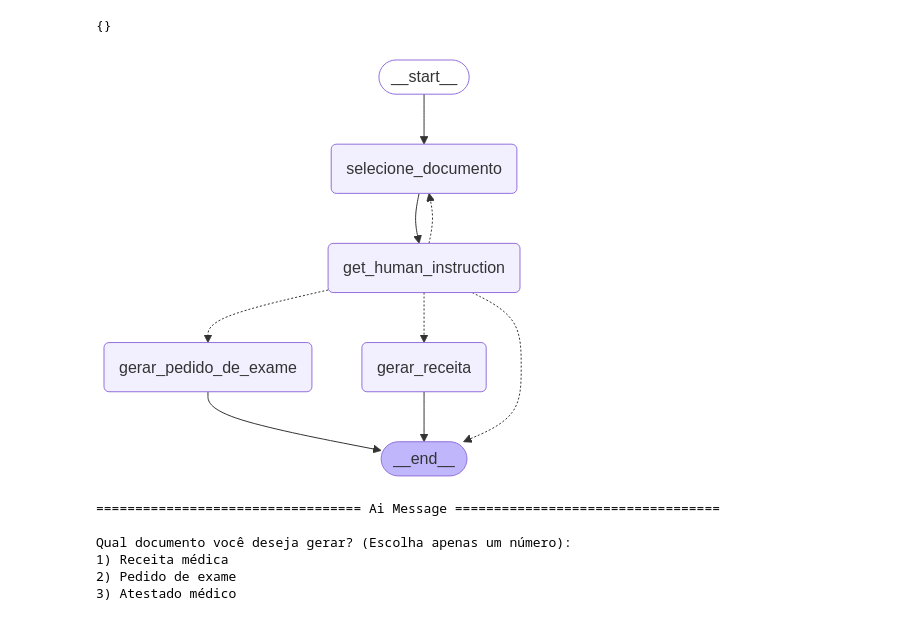
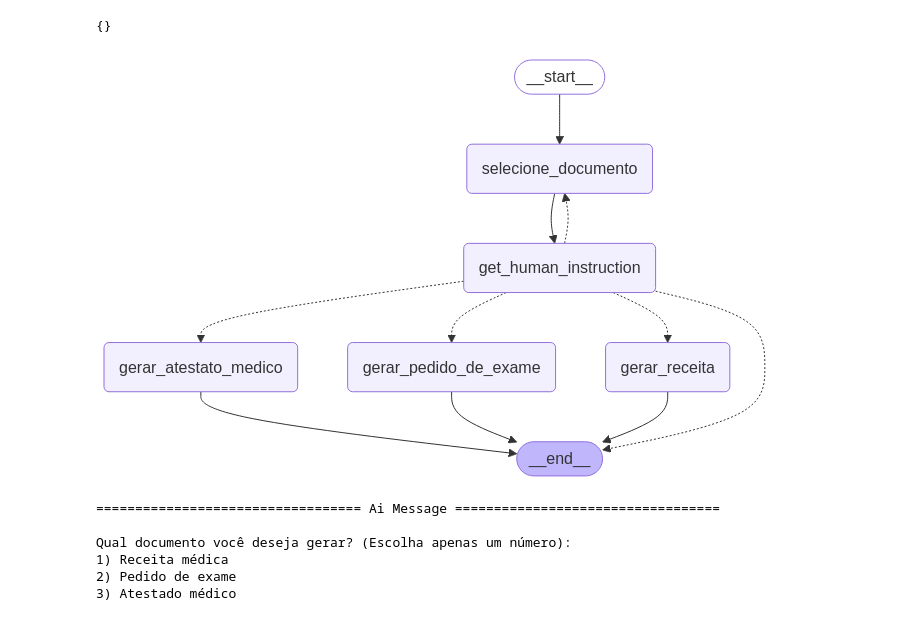
Before and after one commit to rferrazd/pocket_mixologist, a Jupyter notebook: medical-assistant/agent.ipynb, the cells around one changed output. Saved outputs shown, nothing was run; the diff lists cells and outputs as text; code cells hidden in the pictures.

Commit message:
Finalized POC with Wisecare

```diff
--- a/medical-assistant/agent.ipynb
+++ b/medical-assistant/agent.ipynb
@@ -410,6 +411,8 @@ def get_human_instruction(state: State):
         interrupt_value = "Para gerar a receita, por favor, forneça as seguintes informações:\n- Nome do paciente\n- Idade\n-Gênero\n- Medicamentos com dosagem e posologia."
     elif state["decision"] == "2" :
         interrupt_value = "Para gerar o pedido de exame, forneça as seguintes informações:\n- Nome do paciente\n- Motivo do pedido\n- Descrição do pedido de exame"
+    elif state["decision"] == "3" :
+        interrupt_value = "Para gerar um atestado médico, forneça as seguintes informações:\n- Nome do paciente\n-Período de afastamento ou repouso recomendado\n-Descrição do motivo do atestado"
     else:
         interrupt_value = "Finalizando o graph"
 
@@ -462,7 +465,6 @@ def gerar_receita(state: State):
 
     return state
 
-
 # Node for exam request
 def gerar_pedido_de_exame(state: State):
 
@@ -492,6 +494,34 @@ def gerar_pedido_de_exame(state: State):
     print(f"Pedido de exame gerado e salvo na pasta: {result}")
     return state
 
+# Node for medical certificate
+def gerar_atestato_medico(state: State):
+    print("INSIDE gerar_atestado_medico")
+    medical_certificate_prompt = GENERATE_MEDICAL_CERTIFICATE_PROMPT.format(input = state.get("human_instruction") , conversation_history = "")
+    model = m.with_structured_output(LLMMedicalCertificate)
+    response = model.invoke(medical_certificate_prompt)
+    skin_info = SkinInfo().model_dump()
+
+    medical_certificate_payload = MedicalCertificate(
+      consultant = response.consultant,
+      period = response.period,
+      notes = response.notes,
+      doctor =  Doctor(),
+      appointmentTookPlaceIn = AppointmentTookPlaceIn(),
+
+    )
+
+    medical_certificate_payload = medical_certificate_payload.model_dump()
+    print("PAYLOAD MEDICAL CERTIFICATE: ", medical_certificate_payload)
+
+    # Add exam request payload to message history
+    state["messages"].append(AIMessage(content="Detalhes do atestado medico:\n"+str(medical_certificate_payload)))
+
+    output_path = os.path.join(wisecare_path, f"output/medical_certificate_{datetime.now().strftime('%Y%m%d_%H%M%S')}.pdf")
+    result = generate_medical_certificate(medical_certificate_payload, output_path, skin_info = skin_info)
+    print(f"Atestado medico gerado e salvo na pasta: {result}")
+
+    return state
 
 
 # Edges
@@ -502,38 +532,42 @@ def router(state: State):
         return "gerar_receita"
     elif decision == "2":
         return "gerar_pedido_de_exame"
+    elif decision == "3":
+        return "gerar_atestato_medico"
     else:
         return END
 
 
 
 # ----------------------------------
 # BUILDING AND COMPILING THE GRAPH
 # ----------------------------------
 workflow = StateGraph(State)
 workflow.add_node("selecione_documento", selecione_documento)
 workflow.add_node("get_human_instruction", get_human_instruction)
 workflow.add_node("gerar_receita", gerar_receita)
 workflow.add_node("gerar_pedido_de_exame", gerar_pedido_de_exame)
+workflow.add_node("gerar_atestato_medico", gerar_atestato_medico)
 
 workflow.add_edge(START, "selecione_documento")
 workflow.add_edge("selecione_documento", "get_human_instruction")
 workflow.add_edge("gerar_receita", END)
 workflow.add_edge("gerar_pedido_de_exame", END)
+workflow.add_edge("gerar_atestato_medico", END)
 workflow.add_conditional_edges("get_human_instruction", router)
 
 
 memory = MemorySaver()
 
 #agent = workflow.compile(checkpointer=memory)
 #display(Image(app.get_graph().draw_mermaid_png()))
 
 def compile_agent():
      return workflow.compile(checkpointer=memory)
 
 app = compile_agent()
 #display(Image(app.get_graph().draw_mermaid_png(draw_method=MermaidDrawMethod.API,)))
 display(Image(app.get_graph().draw_mermaid_png()))
 # %% [output]
-[figure, old version]
+[figure, new version]
 # %%
```
Also changed, not shown: parts of 9 cells of this notebook, 13 other files.
